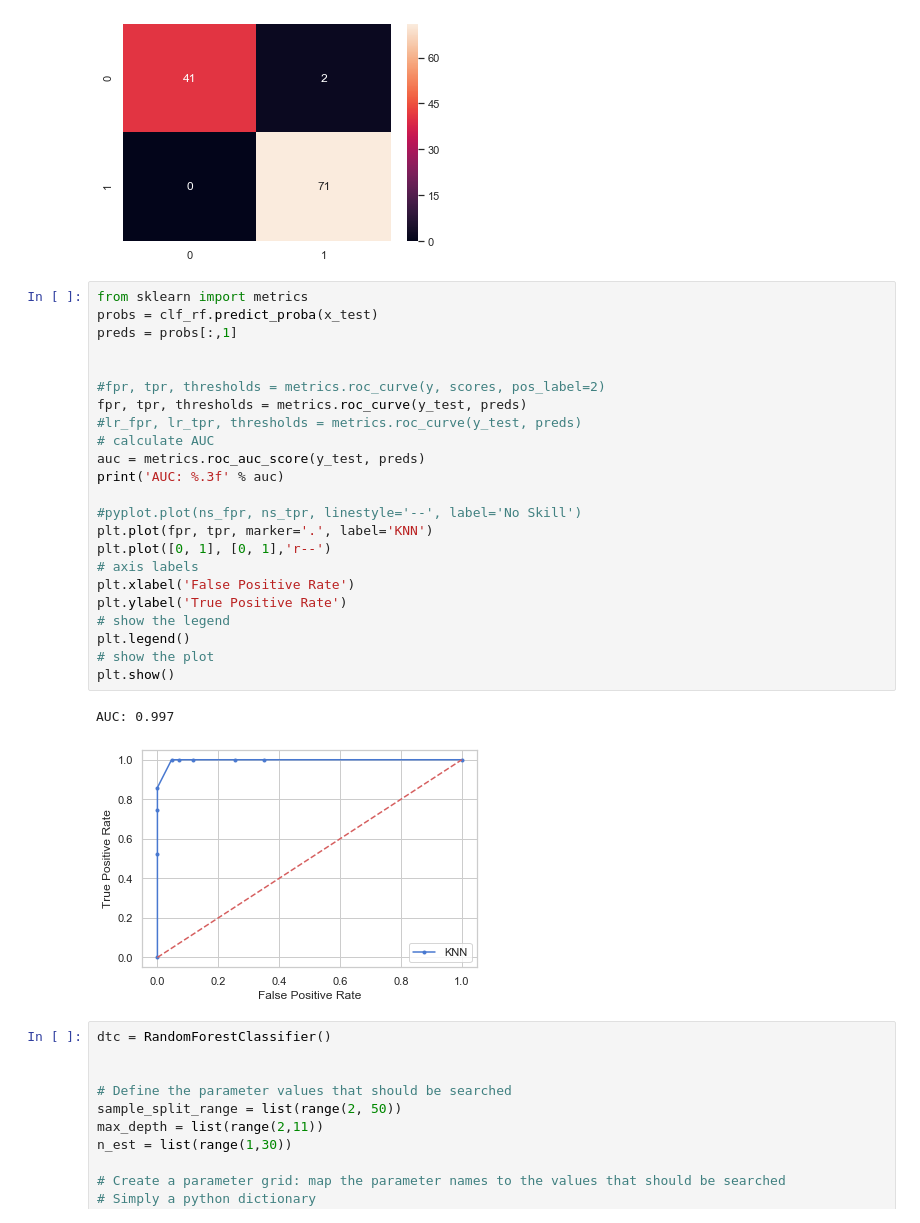
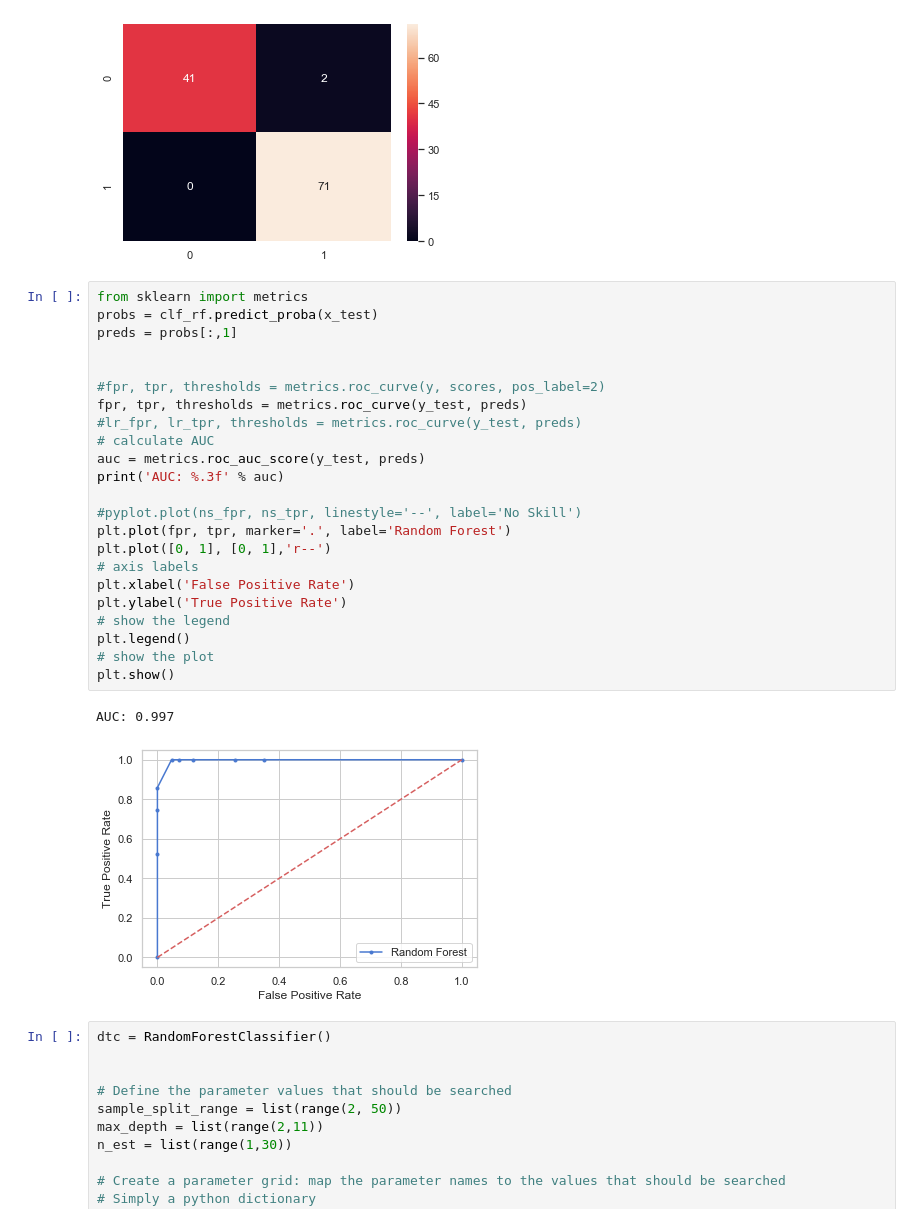
Before and after one commit to ysjbluemoon/Data-Mining, a Jupyter notebook: Final Project/Final Project.ipynb, the cells around one changed output. Saved outputs shown, nothing was run; the diff lists cells and outputs as text.

```diff
--- a/Final Project/Final Project.ipynb
+++ b/Final Project/Final Project.ipynb
@@ -667,29 +667,29 @@ Accuracy is:  0.9824561403508771
 # %%
 from sklearn import metrics
 probs = clf_rf.predict_proba(x_test)
 preds = probs[:,1]
 
 
 #fpr, tpr, thresholds = metrics.roc_curve(y, scores, pos_label=2)
 fpr, tpr, thresholds = metrics.roc_curve(y_test, preds)
 #lr_fpr, lr_tpr, thresholds = metrics.roc_curve(y_test, preds)
 # calculate AUC
 auc = metrics.roc_auc_score(y_test, preds)
 print('AUC: %.3f' % auc)
 
 #pyplot.plot(ns_fpr, ns_tpr, linestyle='--', label='No Skill')
-plt.plot(fpr, tpr, marker='.', label='KNN')
+plt.plot(fpr, tpr, marker='.', label='Random Forest')
 plt.plot([0, 1], [0, 1],'r--')
 # axis labels
 plt.xlabel('False Positive Rate')
 plt.ylabel('True Positive Rate')
 # show the legend
 plt.legend()
 # show the plot
 plt.show()
 # %% [output]
 AUC: 0.997
-[figure, old version]
+[figure, new version]
 # %%
 dtc = RandomForestClassifier()
 
```
